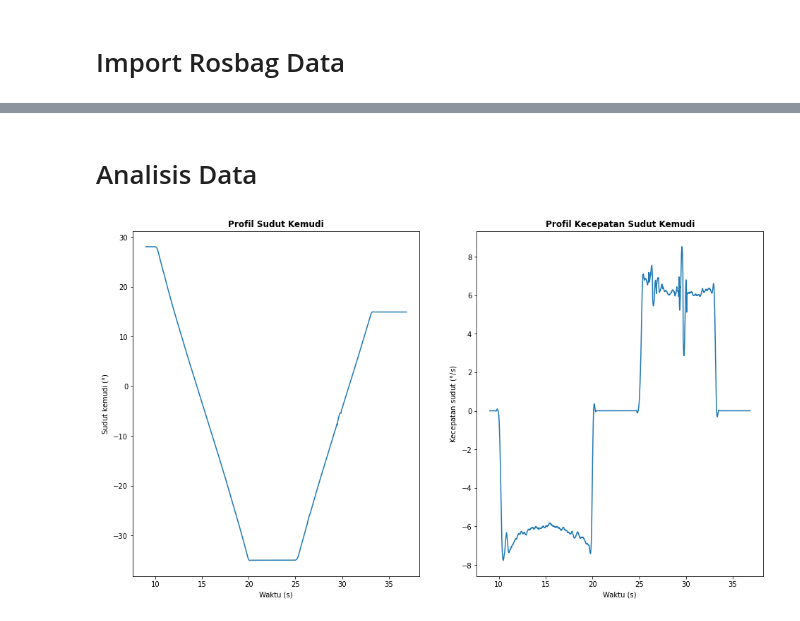
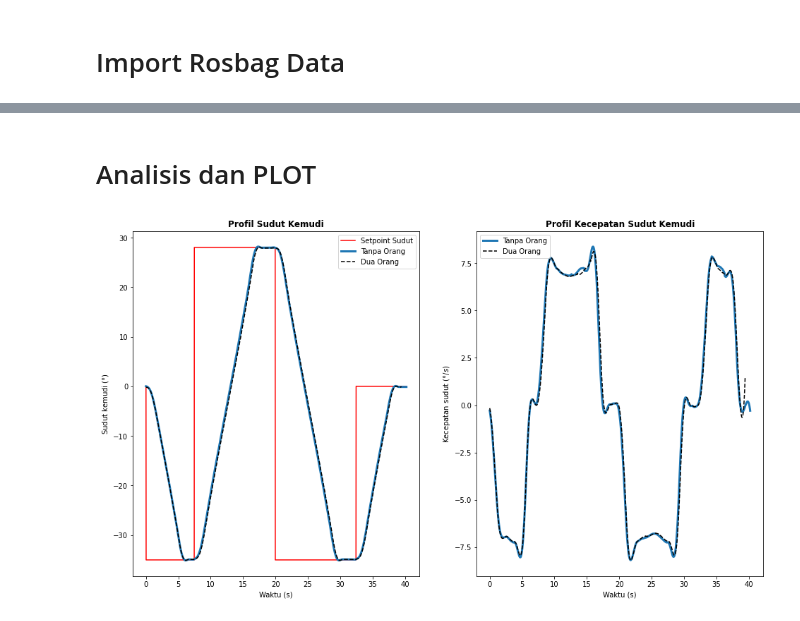
Before and after one commit to fadamsyah/final-project, a Jupyter notebook: Steering Angle/steering_angle_calibration.ipynb, the cells around one changed output, grey strips where cells are left out. Cells and saved outputs as stored; diff of their text form; code cells hidden in the pictures.

```diff
--- a/Steering Angle/steering_angle_calibration.ipynb
+++ b/Steering Angle/steering_angle_calibration.ipynb
@@ -26,7 +60,7 @@ list_steering_delta = []
 list_steering_angle = []
 list_steering_absolute_encoder = []
 
-for topic, msg, t in bag.read_messages(topics=['/logging_steering']):
+for topic, msg, t in bag.read_messages(topics=['/logging_arduino']):
     list_topic.append(topic)
     list_msg.append(msg)
     list_t.append(t.secs + t.nsecs/1e9)
@@ -39,16 +73,17 @@ for topic, msg, t in bag.read_messages(topics=['/logging_steering']):
 
 list_t = np.array(list_t)
 list_t -= list_t[0]
-list_t_header = np.array(list_t_header)
-list_t_header -= list_t_header[0]
+list_t_header_1 = np.array(list_t_header)
+list_t_header_1 -= list_t_header_1[0]
 
 dt = list_t[1:] - list_t[:-1]
-dt_header = list_t_header[1:] - list_t_header[:-1]
+dt_header_1 = list_t_header_1[1:] - list_t_header_1[:-1]
 
-t_filtered = savgol_filter(np.array(list_t), 101, 3)
-t_header_filtered = savgol_filter(np.array(list_t_header), 101, 3)
+#t_filtered = savgol_filter(np.array(list_t), 101, 3)
+#t_header_filtered_1 = savgol_filter(np.array(list_t_header), 101, 3)
 
-steering_delta = savgol_filter(np.array(list_steering_delta), 101, 3)
-steering_angle = savgol_filter(np.array(list_steering_angle), 101, 3)
-w_filtered = savgol_filter(np.gradient(steering_angle, t_filtered), 101, 3)
-w_filtered_header = savgol_filter(np.gradient(steering_angle, t_header_filtered), 101, 3)
+steering_setpoint_1 = np.array(list_steering_setpoint)
+steering_delta_1 = savgol_filter(np.array(list_steering_delta), 101, 3)
+steering_angle_1 = savgol_filter(np.array(list_steering_angle), 101, 3)
+#w_filtered = savgol_filter(np.gradient(steering_angle, t_filtered), 101, 3)
+w_filtered_header_1 = savgol_filter(np.gradient(steering_angle_1, list_t_header_1), 101, 3)
@@ -54,0 +107,3 @@ w_filtered_header = savgol_filter(np.gradient(steering_angle, t_header_filtered)
+# %%
+idx_1 = np.where(np.abs(steering_setpoint_1[1:] - steering_setpoint_1[:-1]) >= 1)[0]
+idx_1 = [idx_1[0], -1]#idx_1[-1] + 500]
@@ -70,0 +120,3 @@ RATA-RATA
+# %%
+bag = rosbag.Bag('log_steer_dua_orang_lantai_licin_2020-08-12-20-06-32.bag')
+bag.get_type_and_topic_info()
@@ -127,0 +180,3 @@ plt.show()
+# %%
+idx_2 = np.where(np.abs(steering_setpoint_2[1:] - steering_setpoint_2[:-1]) >= 1)[0]
+idx_2 = [idx_2[0], -1]#idx_2[-1] + 500]
@@ -128,2 +189,2 @@ plt.show()
 # %% [markdown]
-# Analisis Data
+# Analisis dan PLOT
@@ -153,22 +191,27 @@ plt.tight_layout()
 # %%
 scale = 1.
 plt.figure(figsize=(16*scale, 9*scale))
 
 # Plot the steering angle
 plt.subplot(1,2,1)
-plt.plot(list_t_header[pos[0]:pos[1]], steering_angle)
+plt.plot(list_t_header_1[idx_1[0]:idx_1[1]] - list_t_header_1[idx_1[0]], steering_setpoint_1[idx_1[0]:idx_1[1]], label=r'Setpoint Sudut', color='red')
+plt.plot(list_t_header_1[idx_1[0]:idx_1[1]] - list_t_header_1[idx_1[0]], steering_angle_1[idx_1[0]:idx_1[1]], label='Tanpa Orang', linewidth=3.0)
+plt.plot(list_t_header_2[idx_2[0]:idx_2[1]] - list_t_header_2[idx_2[0]], steering_angle_2[idx_2[0]:idx_2[1]], label='Dua Orang', linestyle='--', color='black', linewidth=1.5)
 plt.xlabel('Waktu (s)')
 plt.ylabel(r'Sudut kemudi $(\degree)$')
 plt.title('Profil Sudut Kemudi', fontweight='bold')
+plt.legend()
 
 # Plot the steering angle
 plt.subplot(1,2,2)
-plt.plot(list_t_header[pos[0]:pos[1]], w_filtered_header)
+plt.plot(list_t_header_1[idx_1[0]:idx_1[1]] - list_t_header_1[idx_1[0]], w_filtered_header_1[idx_1[0]:idx_1[1]], label='Tanpa Orang', linewidth=3.0)
+plt.plot(list_t_header_2[idx_2[0]:idx_2[1]] - list_t_header_2[idx_2[0]], w_filtered_header_2[idx_2[0]:idx_2[1]], label='Dua Orang', linestyle='--', color='black', linewidth=1.5)
 plt.xlabel('Waktu (s)')
 plt.ylabel(r'Kecepatan sudut $(\degree/s)$')
 plt.title('Profil Kecepatan Sudut Kemudi', fontweight='bold')
+plt.legend()
 
-plt.savefig('kalibrasi_absolute_encoder.png', dpi=500, transparent=True)
+plt.savefig('kalibrasi_absolute_encoder.png', dpi=600, transparent=True)
 plt.show()
 # %% [output]
-[figure, old version]
+[figure, new version]
```
Also changed, not shown: parts of 20 cells of this notebook, 3 other files.
